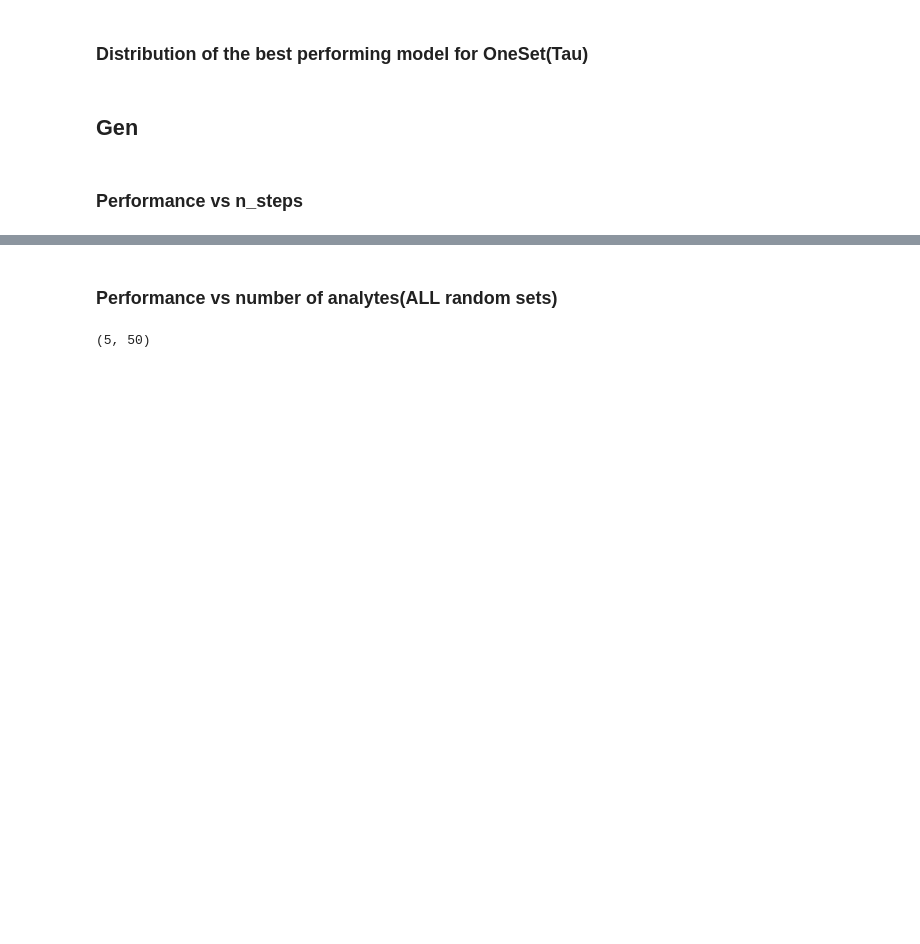
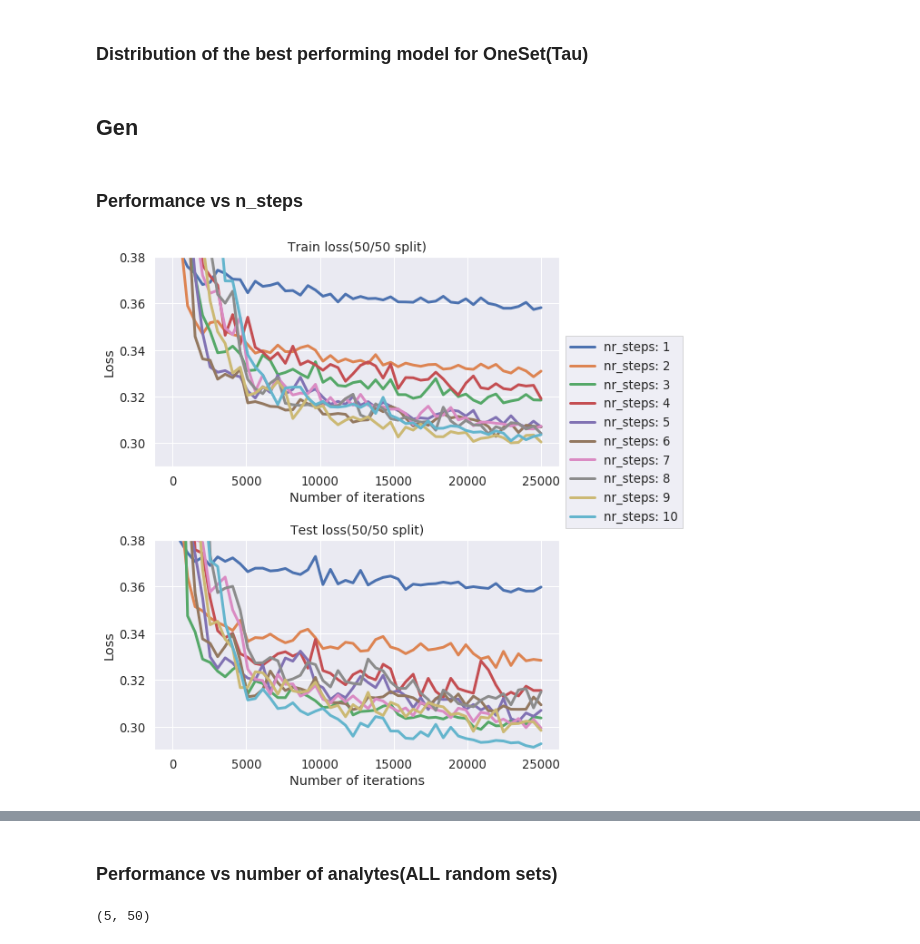
Before and after one commit to StefanBogdan/RL_liquid_chromatography, a Jupyter notebook: code/Results.ipynb, the cells around one changed output, grey strips where cells are left out. Drawn from its saved outputs; the diff is of its cells as text; code cells hidden in the pictures; blank space fills up the shorter version.

```diff
--- a/code/Results.ipynb
+++ b/code/Results.ipynb
@@ -316,6 +309,43 @@ for i in range(10):
     for j in range(20):
         data_50_50_t[i].append(average_over_equal_intervals(test_losses_50_50[i,j], 500))
 data_50_50_t = np.array(data_50_50_t)
+# %%
+from matplotlib import gridspec
+sns.set(style="whitegrid")
+sns.set(font_scale=1.2)
+plt.rcParams.update({'font.size': 13})
+plt.rcParams['figure.figsize'] = (8, 10)
+
+fig = plt.figure()
+
+fig.patch.set_alpha(0.0)
+
+
+func = np.median
+D = [data_100, data_50_50, data_50_50_t]
+dt = ["No Test Set", "Train loss(50/50 split)", "Test loss(50/50 split)"]
+
+for n in range(1,3):
+    plt.subplot(2, 1, n)
+    for i in range(10):
+
+        plt.plot(np.linspace(0, 25000, 50),func(D[n], 1)[i], label="nr_steps: "+str(i+1), linewidth=3.)
+
+    plt.ylim((0.29, 0.38))
+    plt.xlabel("Number of iterations")
+    plt.ylabel("Loss")
+    plt.title(dt[n], fontsize=14)
+
+
+
+lgd = plt.legend(loc='upper left', bbox_to_anchor=(1, 2.),
+                  ncol=1, fancybox=False, shadow=False)
+plt.subplots_adjust(hspace=0.35)
+#plt.suptitle("Each line is the mean of 20 runs.")
+plt.savefig(f"../results/graphs/GenSet_vs_nr_steps/GenSet_vs_nr_steps_mediab_20_runs.png", bbox_extra_artists=(lgd,), bbox_inches='tight')
+#plt.savefig(f"../results/graphs/GenSet_vs_nr_steps/GenSet_vs_nr_steps_mean_20_runs.eps", bbox_extra_artists=(lgd,), bbox_inches='tight', format='eps')
+# %% [output]
+[figure, added]
 # %%
 from matplotlib import gridspec
 sns.set(style="whitegrid")
```
Also changed, not shown: parts of 38 cells of this notebook, 4 other files.
